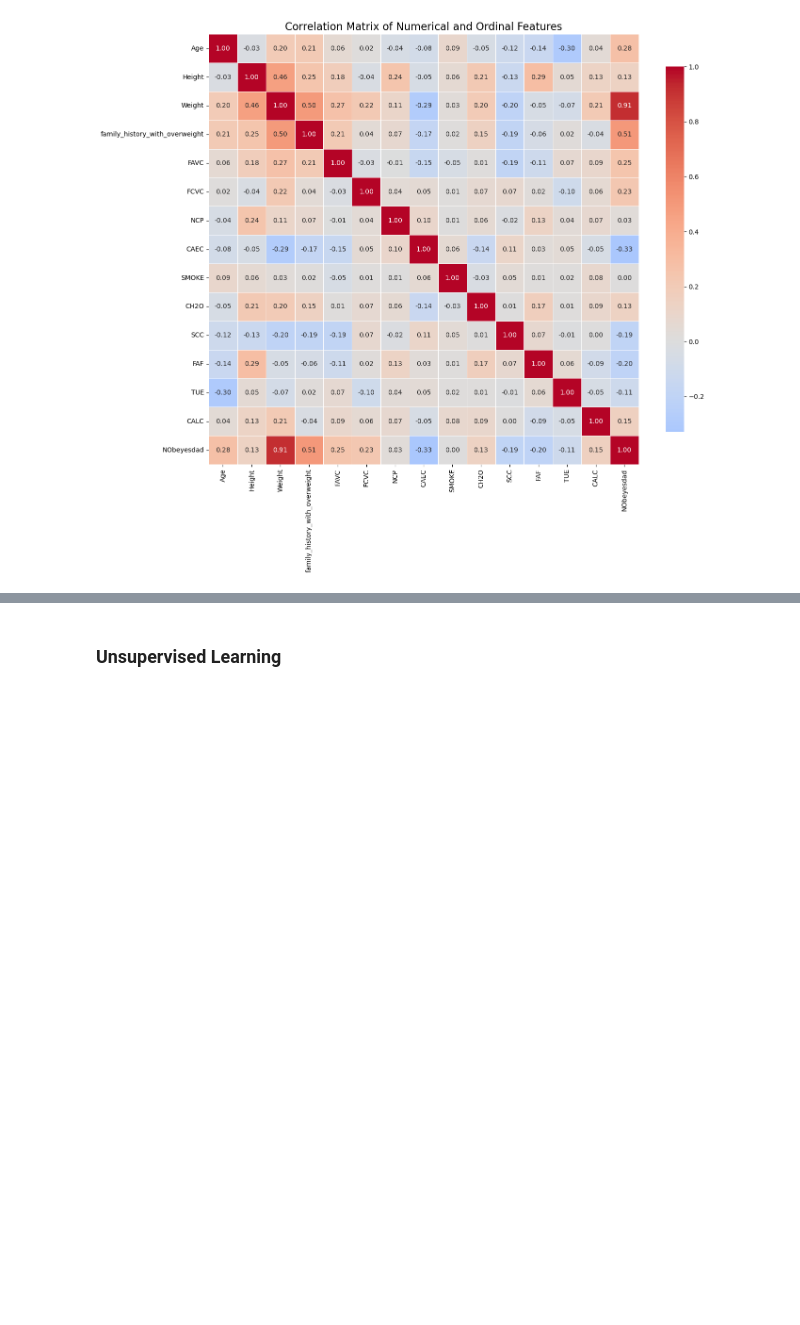
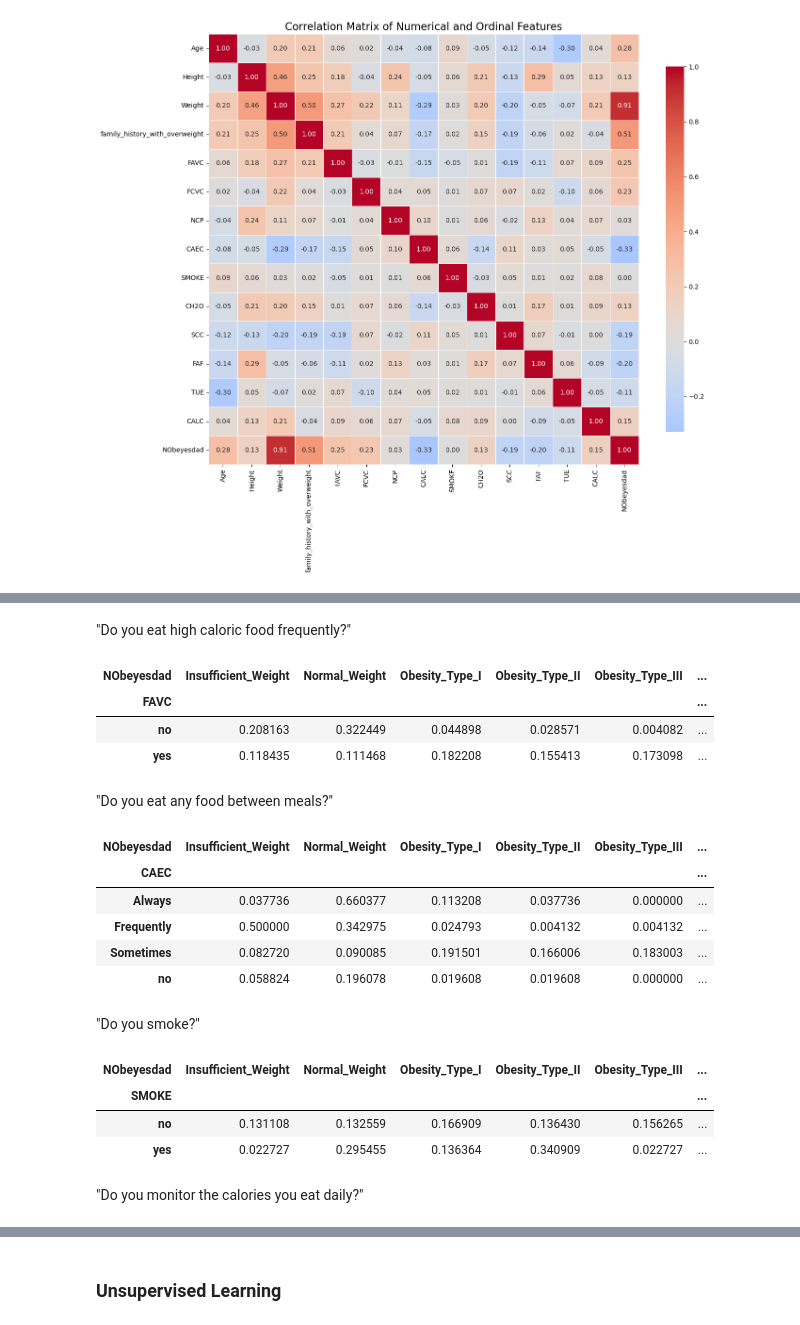
Before and after one commit to r-leeper/scu_obesity_assignment, a Jupyter notebook: cs818_assignment.ipynb, the cells around one changed output, grey strips where cells are left out. Saved outputs shown, nothing was run; the diff lists cells and outputs as text; code cells hidden in the pictures; blank space fills up the shorter version.

```diff
--- a/cs818_assignment.ipynb
+++ b/cs818_assignment.ipynb
@@ -385,0 +412,37 @@ plt.show()
+# %% [markdown]
+"Do you eat high caloric food frequently?"
+# %%
+pd.crosstab(obesity_df['FAVC'],
+            obesity_df['NObeyesdad'],
+            normalize='index')
+# %% [output]
+| NObeyesdad | Insufficient_Weight | Normal_Weight | Obesity_Type_I | Obesity_Type_II | Obesity_Type_III | ... |
+| FAVC |  |  |  |  |  | ... |
+| no | 0.208163 | 0.322449 | 0.044898 | 0.028571 | 0.004082 | ... |
+| yes | 0.118435 | 0.111468 | 0.182208 | 0.155413 | 0.173098 | ... |
+# %% [markdown]
+"Do you eat any food between meals?"
+# %%
+pd.crosstab(obesity_df['CAEC'],
+            obesity_df['NObeyesdad'],
+            normalize='index')
+# %% [output]
+| NObeyesdad | Insufficient_Weight | Normal_Weight | Obesity_Type_I | Obesity_Type_II | Obesity_Type_III | ... |
+| CAEC |  |  |  |  |  | ... |
+| Always | 0.037736 | 0.660377 | 0.113208 | 0.037736 | 0.000000 | ... |
+| Frequently | 0.500000 | 0.342975 | 0.024793 | 0.004132 | 0.004132 | ... |
+| Sometimes | 0.082720 | 0.090085 | 0.191501 | 0.166006 | 0.183003 | ... |
+| no | 0.058824 | 0.196078 | 0.019608 | 0.019608 | 0.000000 | ... |
+# %% [markdown]
+"Do you smoke?"
+# %%
+pd.crosstab(obesity_df['SMOKE'],
+            obesity_df['NObeyesdad'],
+            normalize='index')
+# %% [output]
+| NObeyesdad | Insufficient_Weight | Normal_Weight | Obesity_Type_I | Obesity_Type_II | Obesity_Type_III | ... |
+| SMOKE |  |  |  |  |  | ... |
+| no | 0.131108 | 0.132559 | 0.166909 | 0.136430 | 0.156265 | ... |
+| yes | 0.022727 | 0.295455 | 0.136364 | 0.340909 | 0.022727 | ... |
+# %% [markdown]
+"Do you monitor the calories you eat daily?"
```
Also changed, not shown: parts of 11 cells of this notebook.
